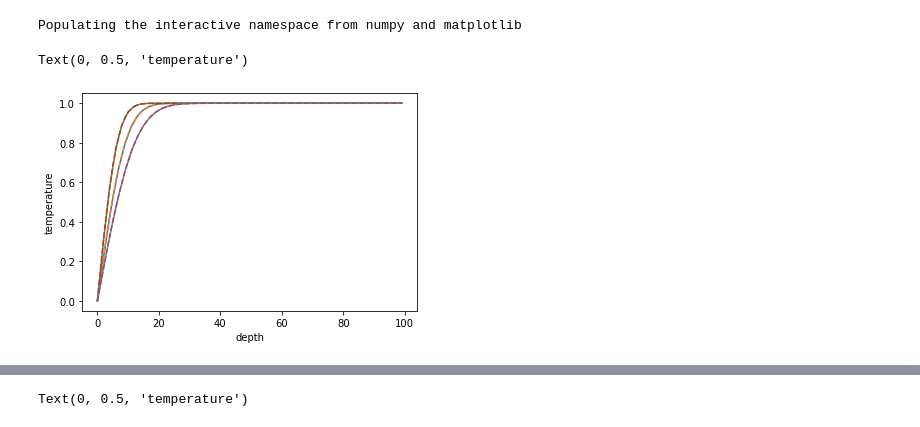
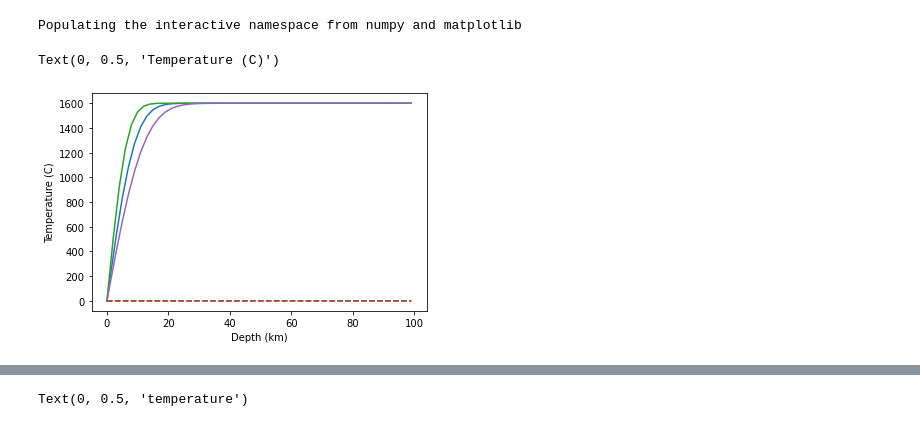
Before and after one commit to speleophysics/Math-modeling-2020, a Jupyter notebook: heat-equation/heat-equation.ipynb, the cells around one changed output, grey strips where cells are left out. Saved outputs shown, nothing was run; the diff lists cells and outputs as text; code cells hidden in the pictures.

Commit message:
heat solution with physical units

```diff
--- a/heat-equation/heat-equation.ipynb
+++ b/heat-equation/heat-equation.ipynb
@@ -9,6 +9,17 @@ Fo = 0.5
 #Create grid
 nt = 100
 nx = 100
+#set physical parameters
+km_to_m = 1000.
+L = 100*km_to_m #100 km, converted to m
+kappa = 1. /(1000.*1000.)# thermal diffusivity 1 mm^2/s, converted to m^2/s
+dx = L/nx
+dt = Fo*dx**2/kappa
+sec_per_year = 60*60*24*365
+t = arange(nt)*dt/sec_per_year
+x = arange(nx)*dx/km_to_m
+T_hot = 1600.
+
 T = zeros([nt, nx])
 #Set initial condition
 T_init = 1.
@@ -20,20 +31,24 @@ T[:,-1] = T_init
 #Loop through solution
 for n in arange(nt-1):
     T[n+1,1:-1] = Fo*T[n,2:] + (1 - 2*Fo)*T[n,1:-1] + Fo*T[n,0:-2]
+
+#Convert to temp C
+T = T*T_hot
 # %%
 def T_ana(n):
     j = arange(nx)
     return T_ocean + (T_init - T_ocean)*erf(0.5*sqrt(j**2/(Fo*n)))
 
 
-plot(T[50,:])
-plot(T_ana(50), '--')
-plot(T[25,:])
-plot(T_ana(25), '--')
-plot(T[90,:])
-plot(T_ana(90), '--')
-xlabel('depth')
-ylabel('temperature')
+plot(x, T[50,:])
+plot(x, T_ana(50), '--')
+plot(x, T[25,:])
+plot(x, T_ana(25), '--')
+plot(x, T[90,:])
+plot(x, T_ana(90), '--')
+#plot(T[99,:])
+xlabel('Depth (km)')
+ylabel('Temperature (C)')
 # %% [output]
-Text(0, 0.5, 'temperature')
+Text(0, 0.5, 'Temperature (C)')
-[figure, old version]
+[figure, new version]
```
Also changed, not shown: parts of 4 cells of this notebook.
